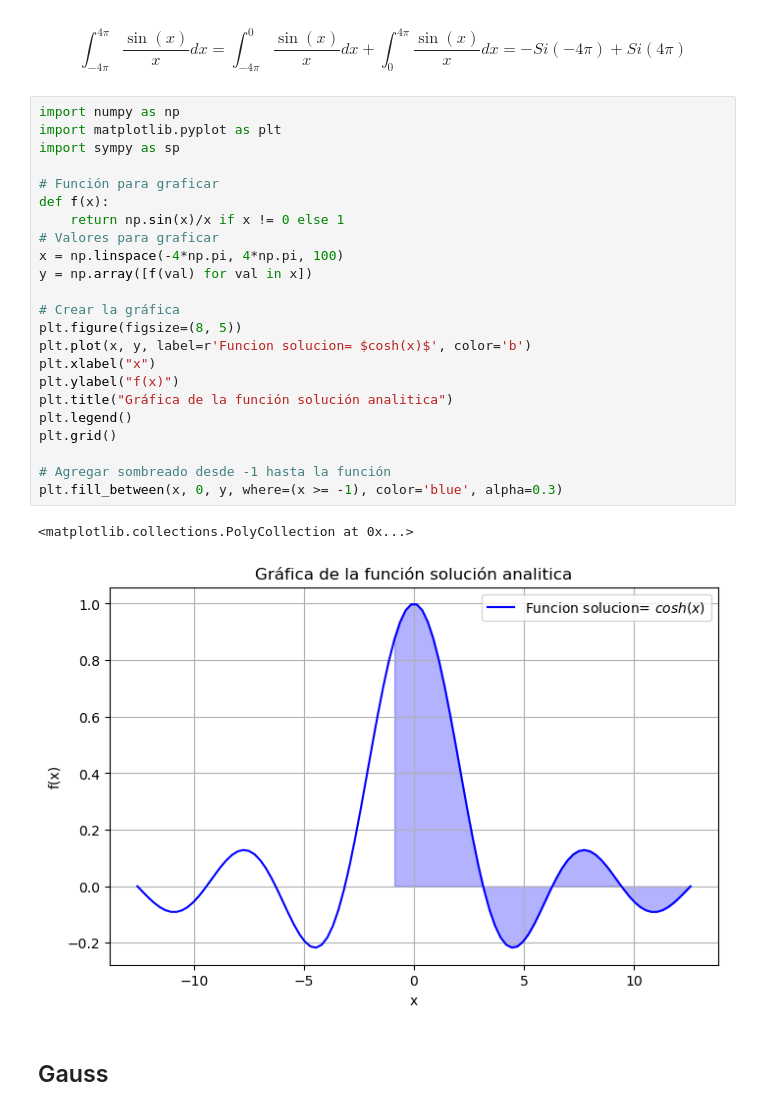
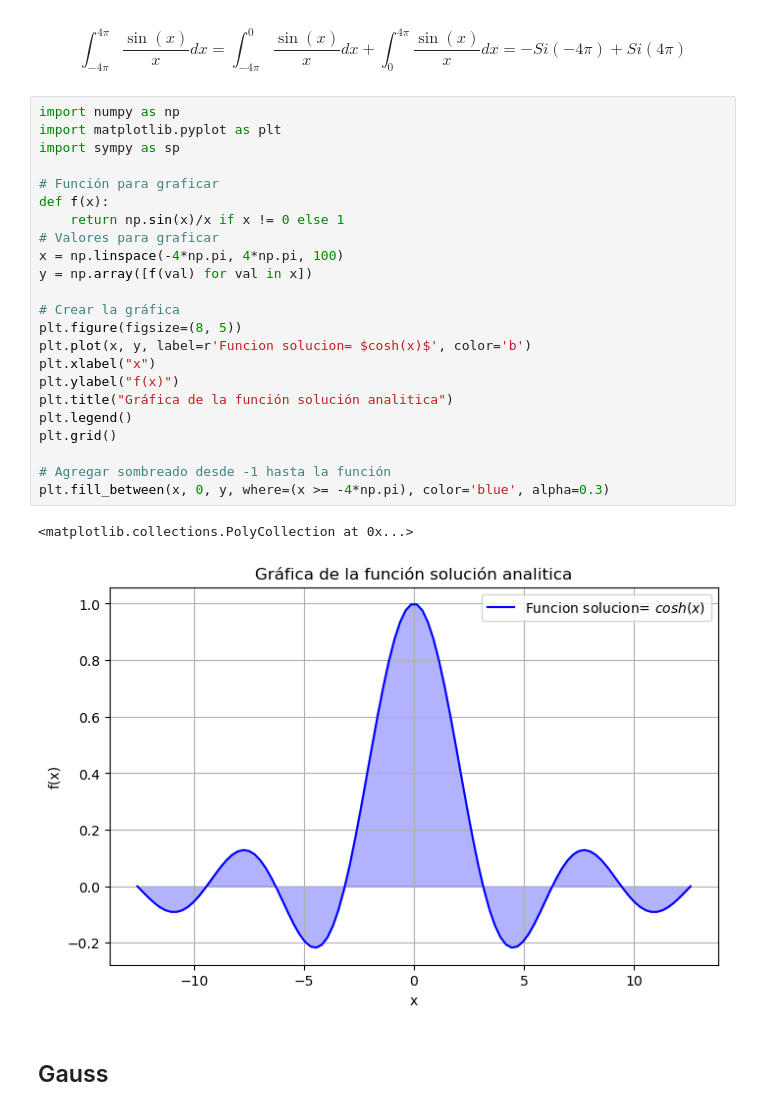
Before and after one commit to JoceLRD/Bitacora-F2003B, a Jupyter notebook: Actividades clase/Tarea 1.ipynb, the cells around one changed output. Drawn from its saved outputs; the diff is of its cells as text.

```diff
--- a/Actividades clase/Tarea 1.ipynb
+++ b/Actividades clase/Tarea 1.ipynb
@@ -339,29 +339,29 @@ $$\int_{-4\pi}^{4\pi} \frac{\sin(x)}{x} dx=\int_{-4\pi}^{0}\frac{\sin(x)}{x}dx+\
 # %%
 import numpy as np
 import matplotlib.pyplot as plt
 import sympy as sp
 
 # Función para graficar
 def f(x):
     return np.sin(x)/x if x != 0 else 1
 # Valores para graficar
 x = np.linspace(-4*np.pi, 4*np.pi, 100)
 y = np.array([f(val) for val in x])
 
 # Crear la gráfica
 plt.figure(figsize=(8, 5))
 plt.plot(x, y, label=r'Funcion solucion= $cosh(x)$', color='b')
 plt.xlabel("x")
 plt.ylabel("f(x)")
 plt.title("Gráfica de la función solución analitica")
 plt.legend()
 plt.grid()
 
 # Agregar sombreado desde -1 hasta la función
-plt.fill_between(x, 0, y, where=(x >= -1), color='blue', alpha=0.3)
+plt.fill_between(x, 0, y, where=(x >= -4*np.pi), color='blue', alpha=0.3)
 # %% [output]
 <matplotlib.collections.PolyCollection at 0x...>
-[figure, old version]
+[figure, new version]
 # %% [markdown]
 ## Gauss
 # %%
```
